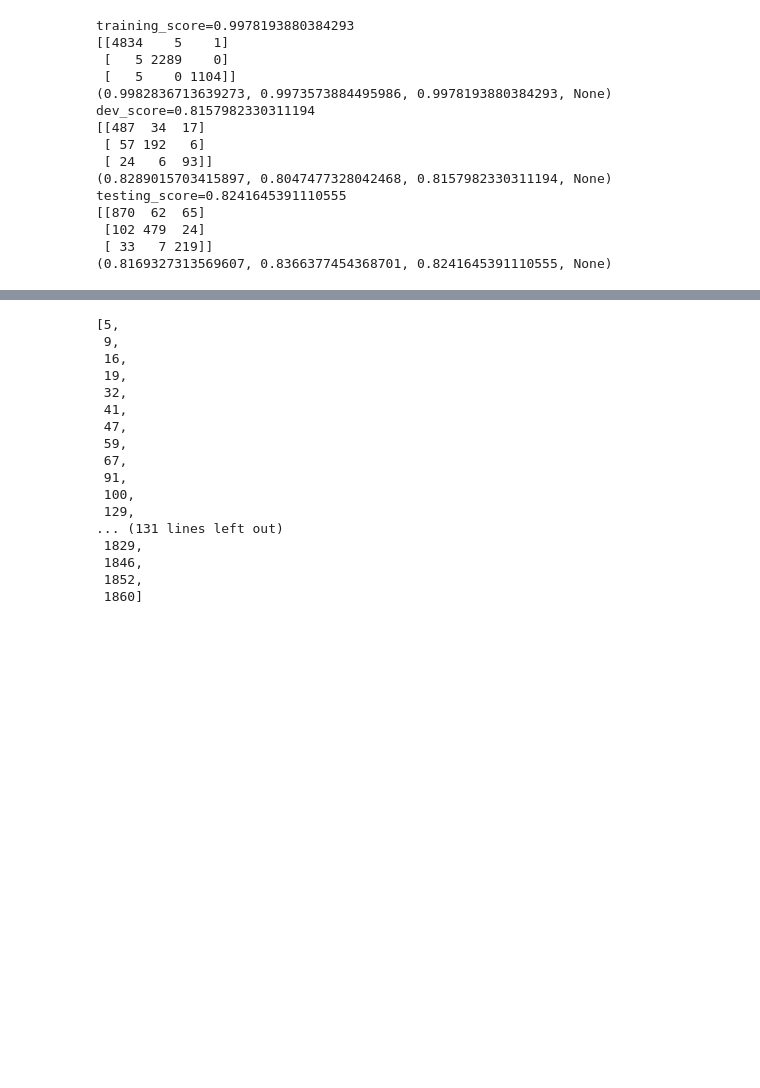
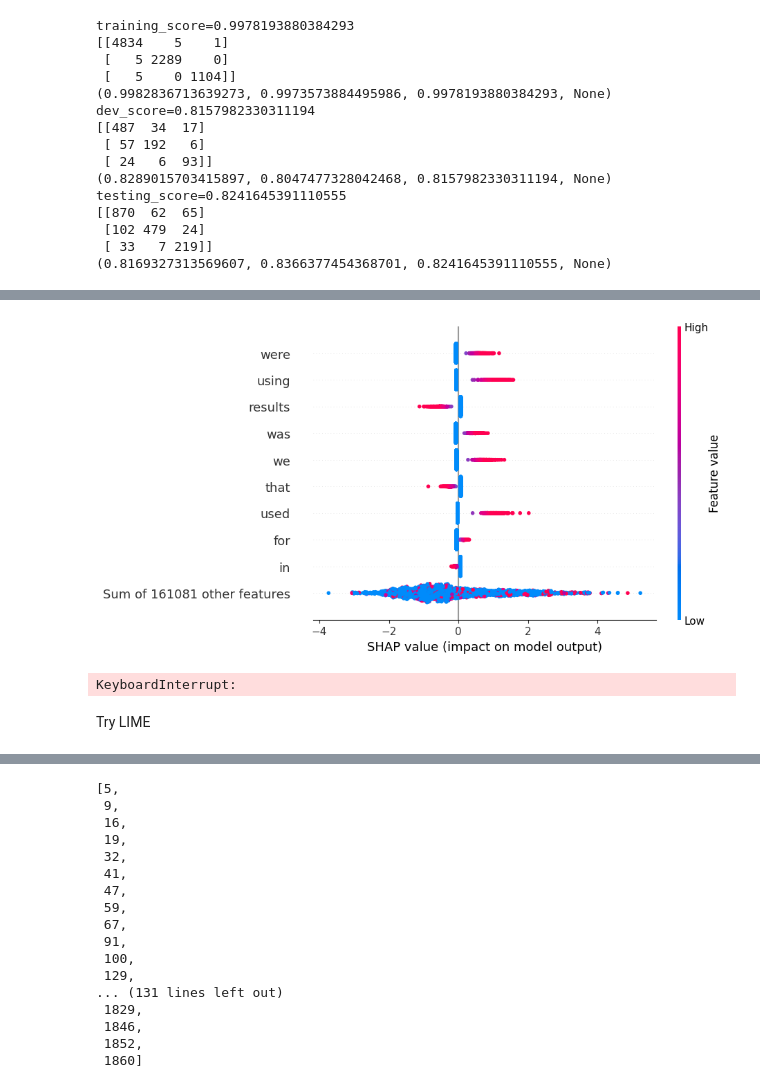
Before and after one commit to melloo21/cs4248, a Jupyter notebook: notebooks/dataset_exploration5.ipynb, the cells around one changed output, grey strips where cells are left out. Saved outputs shown, nothing was run; the diff lists cells and outputs as text; code cells hidden in the pictures; blank space fills up the shorter version.

```diff
--- a/notebooks/dataset_exploration5.ipynb
+++ b/notebooks/dataset_exploration5.ipynb
@@ -158,0 +187,9 @@ testing_score=0.8241645391110555
+# %%
+shap.plots.beeswarm(shap_values[:, :, 1])
+# %% [output]
+[figure, added]
+# %%
+kernel_explainer = shap.KernelExplainer(model.predict, shap.sample(np.asarray(csr_matrix.todense(vectorized_train.vectors))), feature_names=vectorizer.model.get_feature_names_out())
+shap_vals = kernel_explainer.shap_values(np.asarray(csr_matrix.todense(vectorized_test.vectors[0])))
+# %% [output]
+KeyboardInterrupt:
@@ -158,0 +200,2 @@ testing_score=0.8241645391110555
+# %% [markdown]
+Try LIME
```
Also changed, not shown: parts of 17 cells of this notebook, 2 other files.
